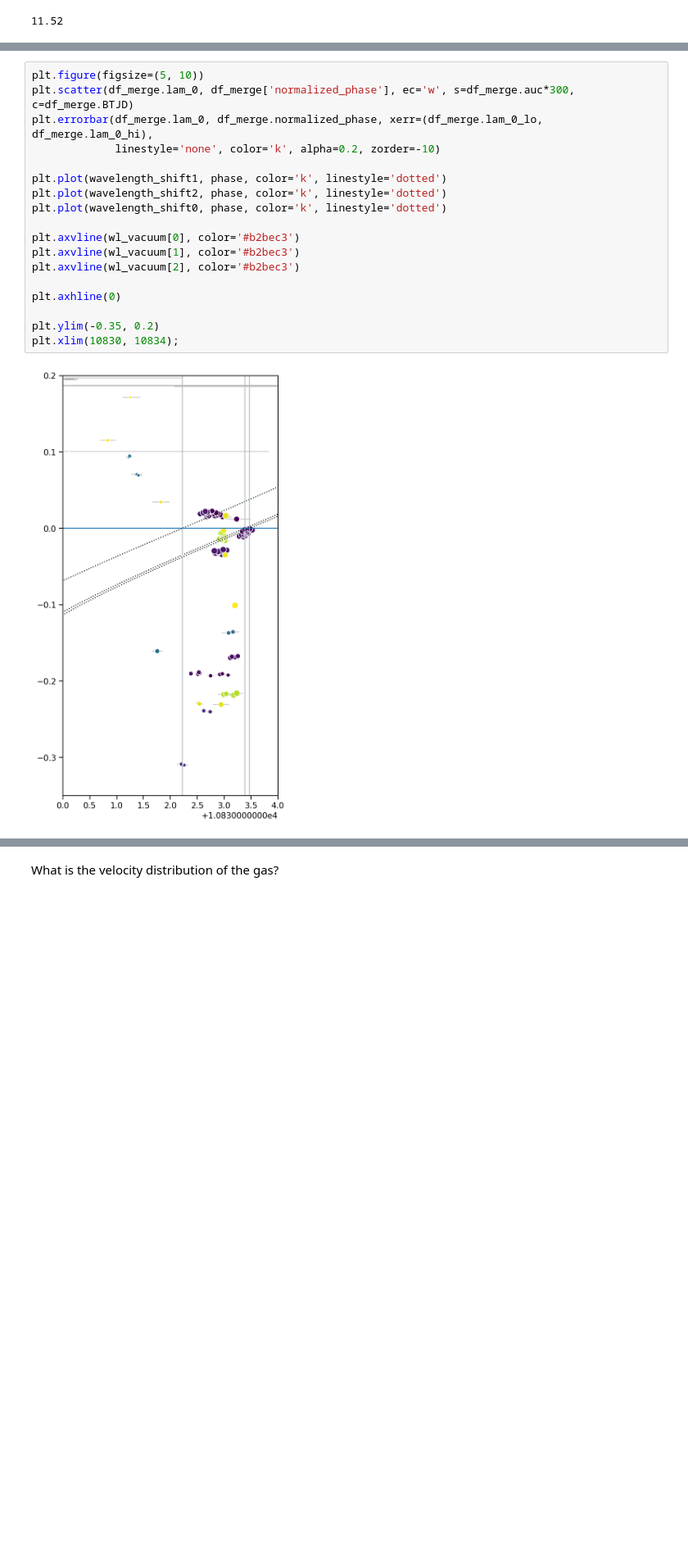
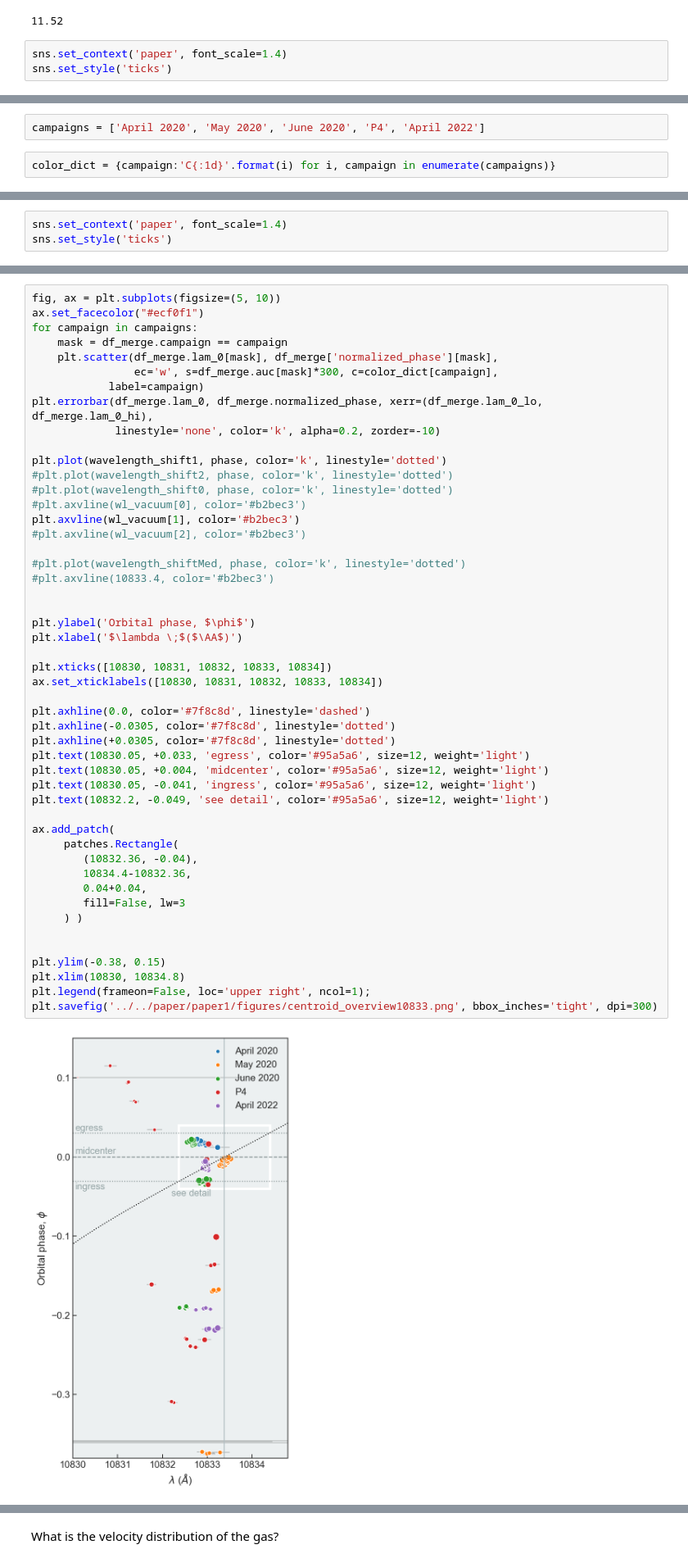
Before and after one commit to BrownDwarf/disperse, a Jupyter notebook: notebooks/04_hpf_analysis/13_centroids_for_10833.ipynb, the cells around one changed output, grey strips where cells are left out. Shown at 82% size. Saved outputs shown, nothing was run; the diff lists cells and outputs as text; blank space fills up the shorter version.

Commit message:
Neat new figures on centroids

```diff
--- a/notebooks/04_hpf_analysis/13_centroids_for_10833.ipynb
+++ b/notebooks/04_hpf_analysis/13_centroids_for_10833.ipynb
@@ -130,3 +131,6 @@ Name: lam_0_lo, dtype: float64
 0.1*4.8*24
 # %% [output]
 11.52
+# %%
+sns.set_context('paper', font_scale=1.4)
+sns.set_style('ticks')
@@ -132,0 +163,4 @@ Name: lam_0_lo, dtype: float64
+# %%
+campaigns = ['April 2020', 'May 2020', 'June 2020', 'P4', 'April 2022']
+# %%
+color_dict = {campaign:'C{:1d}'.format(i) for i, campaign in enumerate(campaigns)}
@@ -132,0 +223,3 @@ Name: lam_0_lo, dtype: float64
+# %%
+sns.set_context('paper', font_scale=1.4)
+sns.set_style('ticks')
@@ -133,23 +235,54 @@ Name: lam_0_lo, dtype: float64
 # %%
-plt.figure(figsize=(5, 10))
-plt.scatter(df_merge.lam_0, df_merge['normalized_phase'], ec='w', s=df_merge.auc*300, c=df_merge.BTJD)
+fig, ax = plt.subplots(figsize=(5, 10))
+ax.set_facecolor("#ecf0f1")
+for campaign in campaigns:
+    mask = df_merge.campaign == campaign
+    plt.scatter(df_merge.lam_0[mask], df_merge['normalized_phase'][mask],
+                ec='w', s=df_merge.auc[mask]*300, c=color_dict[campaign],
+            label=campaign)
 plt.errorbar(df_merge.lam_0, df_merge.normalized_phase, xerr=(df_merge.lam_0_lo, df_merge.lam_0_hi),
              linestyle='none', color='k', alpha=0.2, zorder=-10)
 
 plt.plot(wavelength_shift1, phase, color='k', linestyle='dotted')
-plt.plot(wavelength_shift2, phase, color='k', linestyle='dotted')
-plt.plot(wavelength_shift0, phase, color='k', linestyle='dotted')
+#plt.plot(wavelength_shift2, phase, color='k', linestyle='dotted')
+#plt.plot(wavelength_shift0, phase, color='k', linestyle='dotted')
+#plt.axvline(wl_vacuum[0], color='#b2bec3')
+plt.axvline(wl_vacuum[1], color='#b2bec3')
+#plt.axvline(wl_vacuum[2], color='#b2bec3')
 
-plt.axvline(wl_vacuum[0], color='#b2bec3')
-plt.axvline(wl_vacuum[1], color='#b2bec3')
-plt.axvline(wl_vacuum[2], color='#b2bec3')
+#plt.plot(wavelength_shiftMed, phase, color='k', linestyle='dotted')
+#plt.axvline(10833.4, color='#b2bec3')
 
-plt.axhline(0)
 
-plt.ylim(-0.35, 0.2)
-plt.xlim(10830, 10834);
+plt.ylabel('Orbital phase, $\phi$')
+plt.xlabel('$\lambda \;$($\AA$)')
+
+plt.xticks([10830, 10831, 10832, 10833, 10834])
+ax.set_xticklabels([10830, 10831, 10832, 10833, 10834])
+
+plt.axhline(0.0, color='#7f8c8d', linestyle='dashed')
+plt.axhline(-0.0305, color='#7f8c8d', linestyle='dotted')
+plt.axhline(+0.0305, color='#7f8c8d', linestyle='dotted')
+plt.text(10830.05, +0.033, 'egress', color='#95a5a6', size=12, weight='light')
+plt.text(10830.05, +0.004, 'midcenter', color='#95a5a6', size=12, weight='light')
+plt.text(10830.05, -0.041, 'ingress', color='#95a5a6', size=12, weight='light')
+plt.text(10832.2, -0.049, 'see detail', color='#95a5a6', size=12, weight='light')
+
+ax.add_patch(
+     patches.Rectangle(
+        (10832.36, -0.04),
+        10834.4-10832.36,
+        0.04+0.04,
+        fill=False, lw=3
+     ) )
+
+
+plt.ylim(-0.38, 0.15)
+plt.xlim(10830, 10834.8)
+plt.legend(frameon=False, loc='upper right', ncol=1);
+plt.savefig('../../paper/paper1/figures/centroid_overview10833.png', bbox_inches='tight', dpi=300)
 # %% [output]
-[figure, old version]
+[figure, new version]
 # %%
 plt.figure(figsize=(5, 10))
 plt.scatter(df_merge.lam_0, df_merge['normalized_phase'], ec='w', s=df_merge.auc*300)
```
Also changed, not shown: parts of 11 cells of this notebook, 1 other file.
